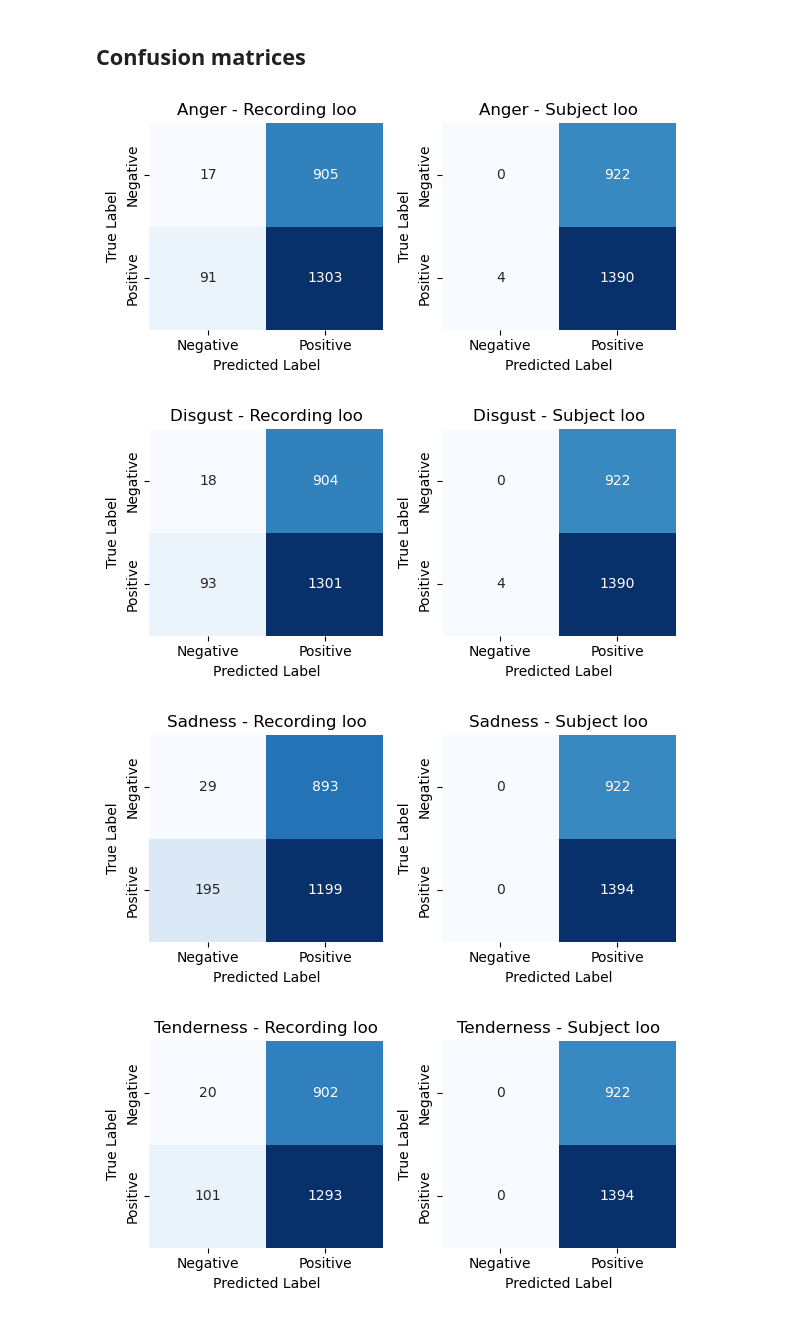
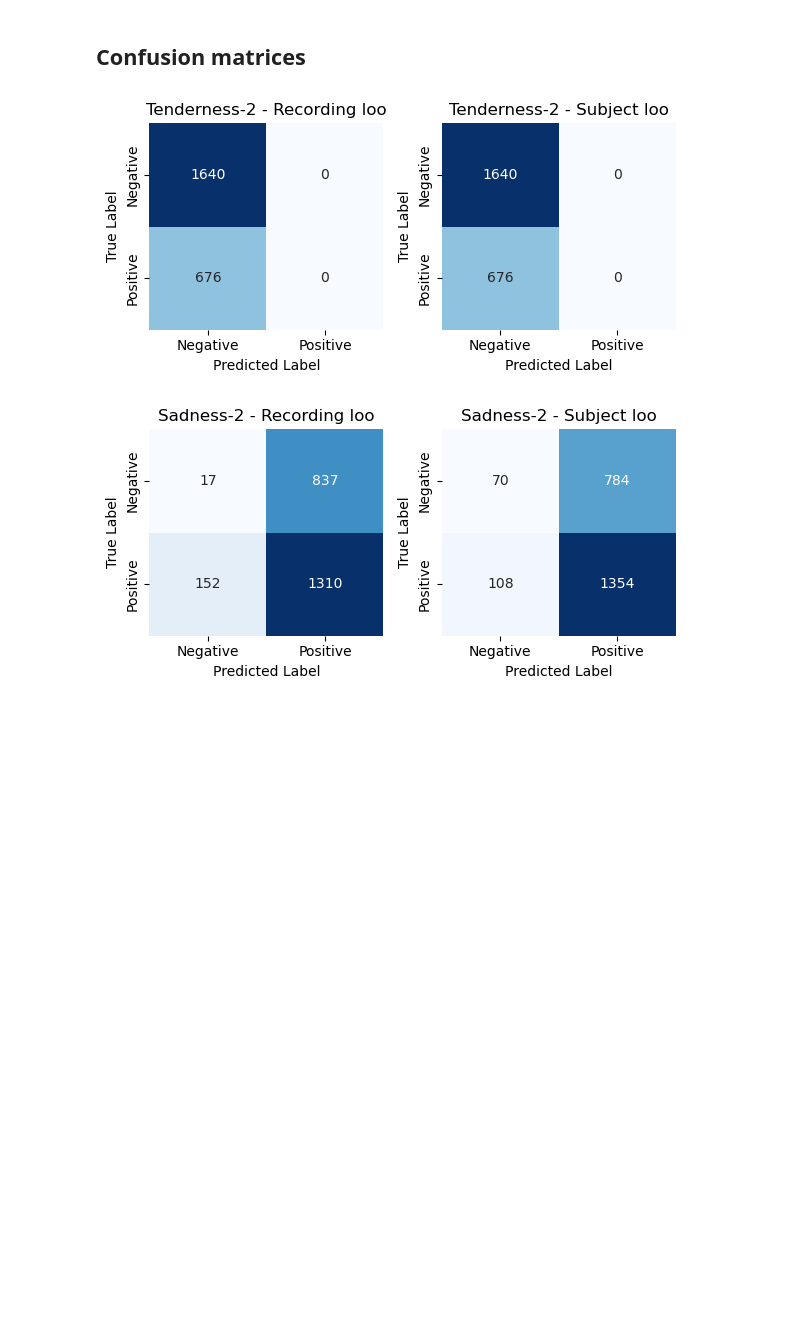
Before and after one commit to Space0code/GFM-for-eyetracker, a Jupyter notebook: src/emotions/binary/results_analysis.ipynb, the cells around one changed output. Cells and saved outputs as stored; diff of their text form; code cells hidden in the pictures; blank space fills up the shorter version.

```diff
--- a/src/emotions/binary/results_analysis.ipynb
+++ b/src/emotions/binary/results_analysis.ipynb
@@ -8,10 +8,12 @@ import matplotlib.pyplot as plt
 root_dir = "../../../"
 results_root_dir = os.path.join(root_dir, "results/binary/")
 results_dirs = {
-    "anger": "RETAIN_2026-02-12_19-05-24",
-    "disgust": "RETAIN_2026-02-12_19-19-45",
-    "sadness": "RETAIN_2026-02-12_19-34-11",
-    "tenderness": "RETAIN_2026-02-12_19-45-27"
+    # "anger": "RETAIN_2026-02-12_19-05-24",
+    # "disgust": "RETAIN_2026-02-12_19-19-45",
+    # "sadness": "RETAIN_2026-02-12_19-34-11",
+    # "tenderness": "RETAIN_2026-02-12_19-45-27",
+    "tenderness-2": "2026-02-16_09-56-04",
+    "sadness-2": "2026-02-16_12-49-49"
 }
 subdirs = ["recording_loo", "subject_loo"]
 summary_file = "summary.csv"
@@ -59,6 +59,7 @@ import numpy as np
 import seaborn as sns
 from sklearn.metrics import confusion_matrix
 import glob
+from pathlib import Path
 
 # For each emotion, plot confusion matrices for recording_loo and subject_loo
 for emotion, dir_name in results_dirs.items():
@@ -75,38 +76,41 @@ for emotion, dir_name in results_dirs.items():
         all_targets = []
 
         for fold_dir in fold_dirs:
-            pred_path = os.path.join(fold_dir, "test_predictions.npy")
-            target_path = os.path.join(fold_dir, "test_targets.npy")
+            pred_path = Path(os.path.join(fold_dir, "test_predictions.npy")).resolve()
+            target_path = Path(os.path.join(fold_dir, "test_targets.npy")).resolve()
+
+            # print(f"Checking for {pred_path} and {target_path}...")
 
             if os.path.exists(pred_path) and os.path.exists(target_path):
                 preds = np.load(pred_path)
                 targets = np.load(target_path)
                 all_predictions.append(preds)
                 all_targets.append(targets)
+
+                # print("preds sample:", preds[:5])
+                # print("targets sample:", targets[:5])
 
         if all_predictions and all_targets:
             # Concatenate all folds
             all_predictions = np.concatenate(all_predictions)
             all_targets = np.concatenate(all_targets)
 
             # Convert probabilities to class predictions
             pred_classes = (all_predictions > 0.5).astype(int)
 
             # Compute confusion matrix
             cm = confusion_matrix(all_targets, pred_classes)
 
             # Plot
             sns.heatmap(cm, annot=True, fmt="d", cmap="Blues", ax=axes[ax_idx],
                        cbar=False, xticklabels=["Negative", "Positive"],
                        yticklabels=["Negative", "Positive"])
             axes[ax_idx].set_title(f"{emotion.capitalize()} - {subdir.replace('_', ' ').capitalize()}")
             axes[ax_idx].set_ylabel("True Label")
             axes[ax_idx].set_xlabel("Predicted Label")
 
     plt.tight_layout()
     plt.show()
 # %% [output]
-[figure, old version]
+[figure, new version]
-[figure, old version]
+[figure, new version]
-[figure, removed]
-[figure, removed]
```
Also changed, not shown: parts of 1 cell of this notebook.
